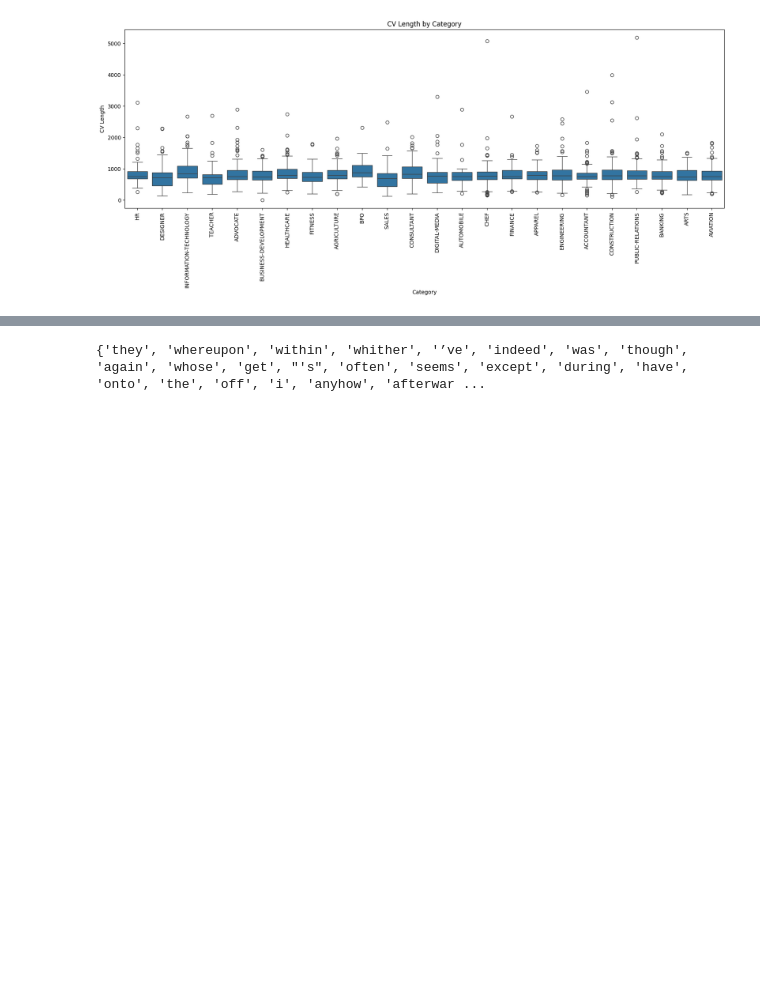
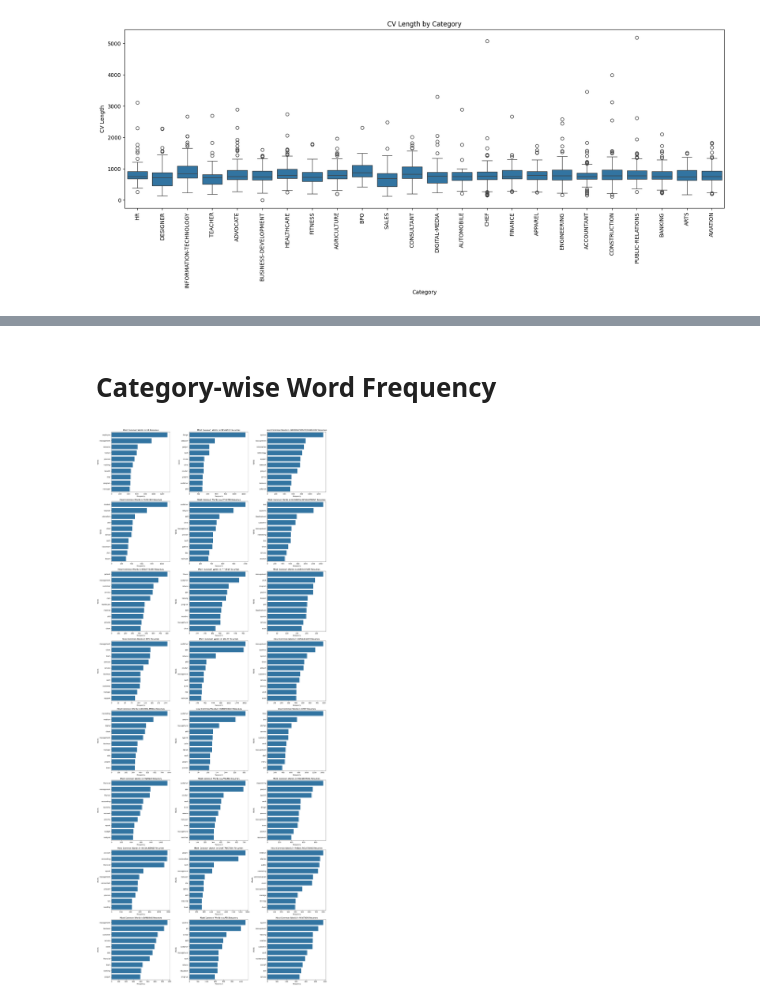
Before and after one commit to jaifm/cv-classification-project, a Jupyter notebook: notebooks/data_exploration.ipynb, the cells around one changed output, grey strips where cells are left out. Saved outputs shown, nothing was run; the diff lists cells and outputs as text; code cells hidden in the pictures; blank space fills up the shorter version.

Commit message:
updated formatting of some charts

```diff
--- a/notebooks/data_exploration.ipynb
+++ b/notebooks/data_exploration.ipynb
@@ -191,8 +196,37 @@ plt.show()
-# %%
-# Get the list of stop words from spaCy
-spacy_stop_words = nlp.Defaults.stop_words
-
-# Print the stop words
-print(spacy_stop_words)
-# %% [output]
-{'they', 'whereupon', 'within', 'whither', '’ve', 'indeed', 'was', 'though', 'again', 'whose', 'get', "'s", 'often', 'seems', 'except', 'during', 'have', 'onto', 'the', 'off', 'i', 'anyhow', 'afterwar ...
+# %% [markdown]
+# Category-wise Word Frequency
+# %%
+from collections import Counter
+
+# Count the frequency of each word for each category
+category_word_counts = {}
+for category in df['Category'].unique():
+    category_text = ' '.join(df[df['Category'] == category]['processed_resume'])
+    tokens = category_text.split()
+    category_word_counts[category] = Counter(tokens)
+
+# Plot the most common words for each category using a grid of bar plots
+num_categories = len(category_word_counts)
+num_cols = 3
+num_rows = (num_categories + num_cols - 1) // num_cols
+
+fig, axes = plt.subplots(num_rows, num_cols, figsize=(20, num_rows * 6))
+axes = axes.flatten()
+
+for i, (category, word_count) in enumerate(category_word_counts.items()):
+    common_words = word_count.most_common(10)
+    words, counts = zip(*common_words)
+
+    sns.barplot(x=list(counts), y=list(words), ax=axes[i])
+    axes[i].set_title(f"Most Common Words in {category} Resumes")
+    axes[i].set_xlabel("Frequency")
+    axes[i].set_ylabel("Words")
+
+# Remove any empty subplots
+for j in range(i + 1, len(axes)):
+    fig.delaxes(axes[j])
+
+plt.tight_layout()
+plt.show()
+# %% [output]
+[figure, added]
```
Also changed, not shown: parts of 5 cells of this notebook.
